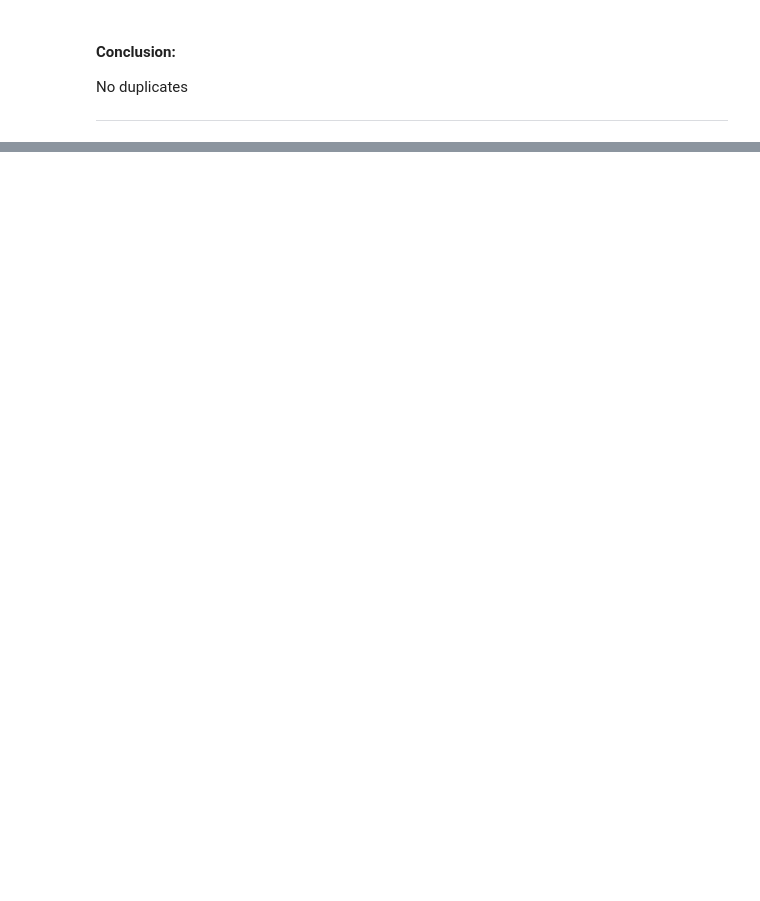
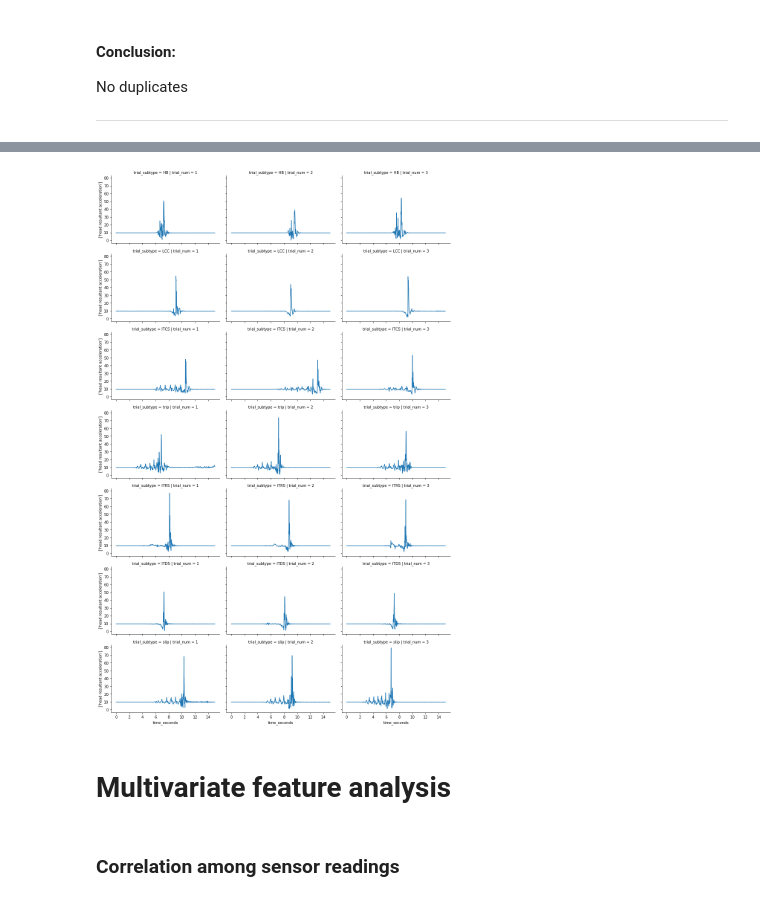
Before and after one commit to mdrmuhaimin/BigData2, a Jupyter notebook: code/exploratory_data_analysis.ipynb, the cells around one changed output, grey strips where cells are left out. Drawn from its saved outputs; the diff is of its cells as text; code cells hidden in the pictures; blank space fills up the shorter version.

Commit message:
adding correlation analysis

```diff
--- a/code/exploratory_data_analysis.ipynb
+++ b/code/exploratory_data_analysis.ipynb
@@ -213,23 +165,0 @@ Axis:  ['Y', 'X', 'Z']
-# %%
-meta_acceletarion = list(meta[meta.measure=='acceleration'].index)
-subtype = 'slip'
-trial = 'trial1'
-subject = 1
-trial_type = 'Falls'
-df_graph = df[(df.trial_subtype == subtype) &
-              (df.trial_num == trial) &
-              (df.subject == subject) &
-              (df['trial_type'] == trial_type)
-             ][['Time']+meta_acceletarion]
-
-initial_time = df_graph.Time.min()
-# Setting the time in seconds and restart the time counting from the first measeure of this trial
-df_graph['time_seconds'] = df_graph.Time.apply(lambda x: (x-initial_time)/1000000)
-
-fig, ax = plt.subplots()
-df_graph.set_index('time_seconds')['waist Acceleration X (m/s^2)'].plot(color='steelblue', ax=ax, label='waist Acc X (m/$s^2$)')
-df_graph.set_index('time_seconds')['waist Acceleration Y (m/s^2)'].plot(color='red',ax=ax, label='waist Acc Y (m/$s^2$)')
-df_graph.set_index('time_seconds')['waist Acceleration Z (m/s^2)'].plot(color='green',ax=ax, label='waist Acc Z (m/$s^2$)')
-plt.ylabel('Acc. (m/$s^2$)')
-ax.legend()
-ax.set_title('{} - Subject {} - {}'.format(trial_type, subject, str.capitalize(subtype)))
@@ -420,0 +266,23 @@ ax.set_title('{} - Subject {} - {}'.format(trial_type, subject, str.capitalize(s
+# %%
+# plot the same graphics as above, but using the resultant measure instead of the X, Y, Z readings
+def plot_facedgrid_by_resultant_values(df, trial_type, subject=1, location='waist', measure='acceleration'):
+
+    body_location_columns = [str(location + ' resultant ' + measure)]
+
+    df_graph = df[(df.trial_type == trial_type) &
+       (df.subject == subject)][['time_seconds','trial_subtype', 'trial_num']+body_location_columns]
+
+    g = sns.FacetGrid(df_graph.sort_values(['time_seconds','trial_num']),
+                      col="trial_num", row='trial_subtype',
+#                       sharex=False, sharey=False,
+                      size=3, aspect=1.5)
+    g = g.map_dataframe(dateplot, "time_seconds", body_location_columns)
+
+#change the parameters according with the values above
+plot_facedgrid_by_resultant_values(df, trial_type='Falls', subject=1, location='head', measure='acceleration')
+# %% [output]
+[figure, added]
+# %% [markdown]
+# Multivariate feature analysis
+# %% [markdown]
+### Correlation among sensor readings
```
Also changed, not shown: parts of 73 cells of this notebook.
